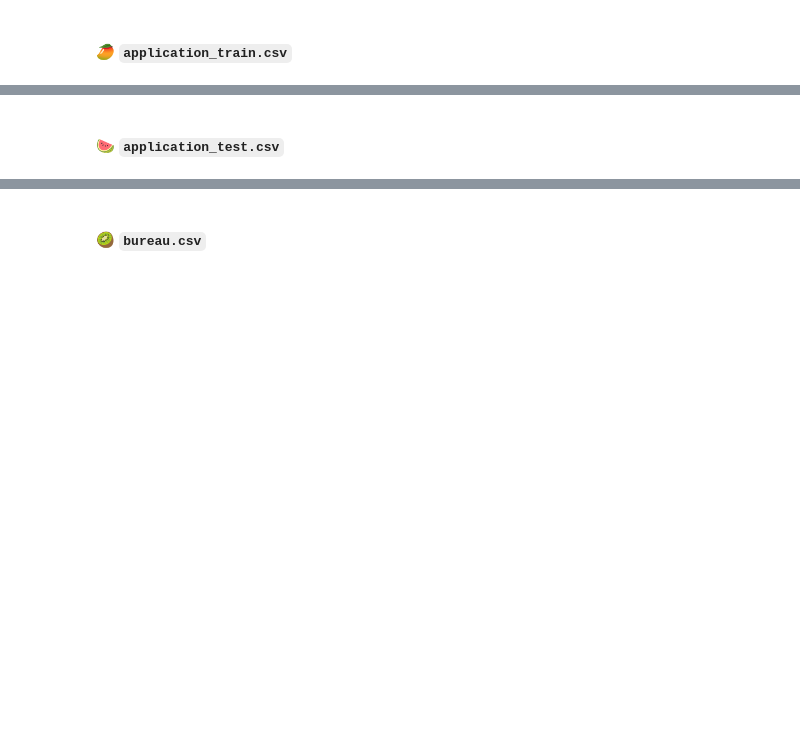
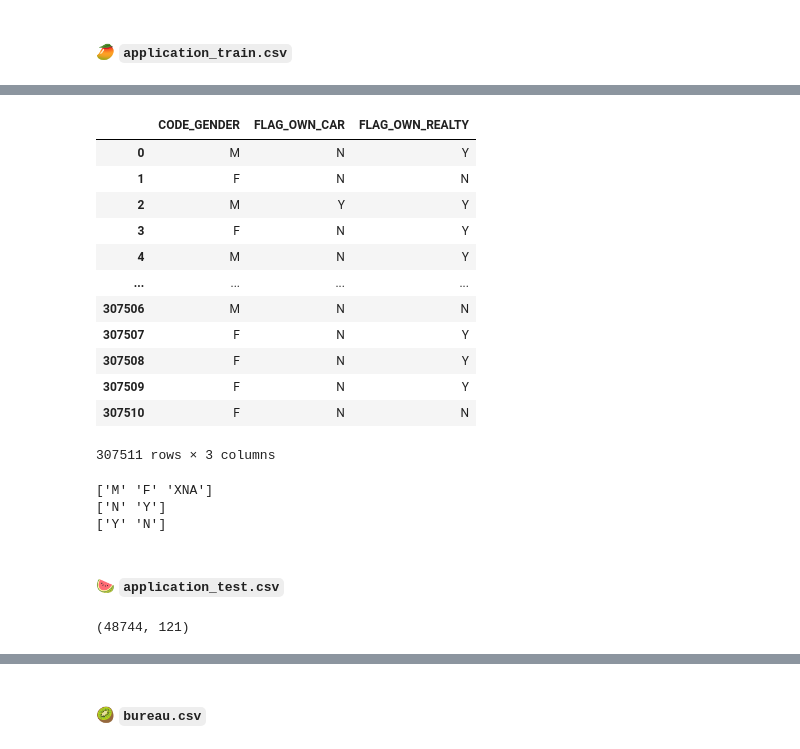
Before and after one commit to anmedinas/mds_bd, a Jupyter notebook: notebooks/02_correct_data.ipynb, the cells around one changed output, grey strips where cells are left out. Cells and saved outputs as stored; diff of their text form; code cells hidden in the pictures; blank space fills up the shorter version.

```diff
--- a/notebooks/02_correct_data.ipynb
+++ b/notebooks/02_correct_data.ipynb
@@ -9,0 +72,24 @@ pd.set_option('display.max_columns', None)
+# %%
+df[['CODE_GENDER', 'FLAG_OWN_CAR', 'FLAG_OWN_REALTY']]
+# %% [output]
+|  | CODE_GENDER | FLAG_OWN_CAR | FLAG_OWN_REALTY |
+| 0 | M | N | Y |
+| 1 | F | N | N |
+| 2 | M | Y | Y |
+| 3 | F | N | Y |
+| 4 | M | N | Y |
+| ... | ... | ... | ... |
+| 307506 | M | N | N |
+| 307507 | F | N | Y |
+| 307508 | F | N | Y |
+| 307509 | F | N | Y |
+| 307510 | F | N | N |
+307511 rows × 3 columns
+# %%
+print(df['CODE_GENDER'].unique())
+print(df['FLAG_OWN_CAR'].unique())
+print(df['FLAG_OWN_REALTY'].unique())
+# %% [output]
+['M' 'F' 'XNA']
+['N' 'Y']
+['Y' 'N']
@@ -11,0 +105,4 @@ pd.set_option('display.max_columns', None)
+# %%
+df.shape
+# %% [output]
+(48744, 121)
```
Also changed, not shown: parts of 16 cells of this notebook, 3 other files.
